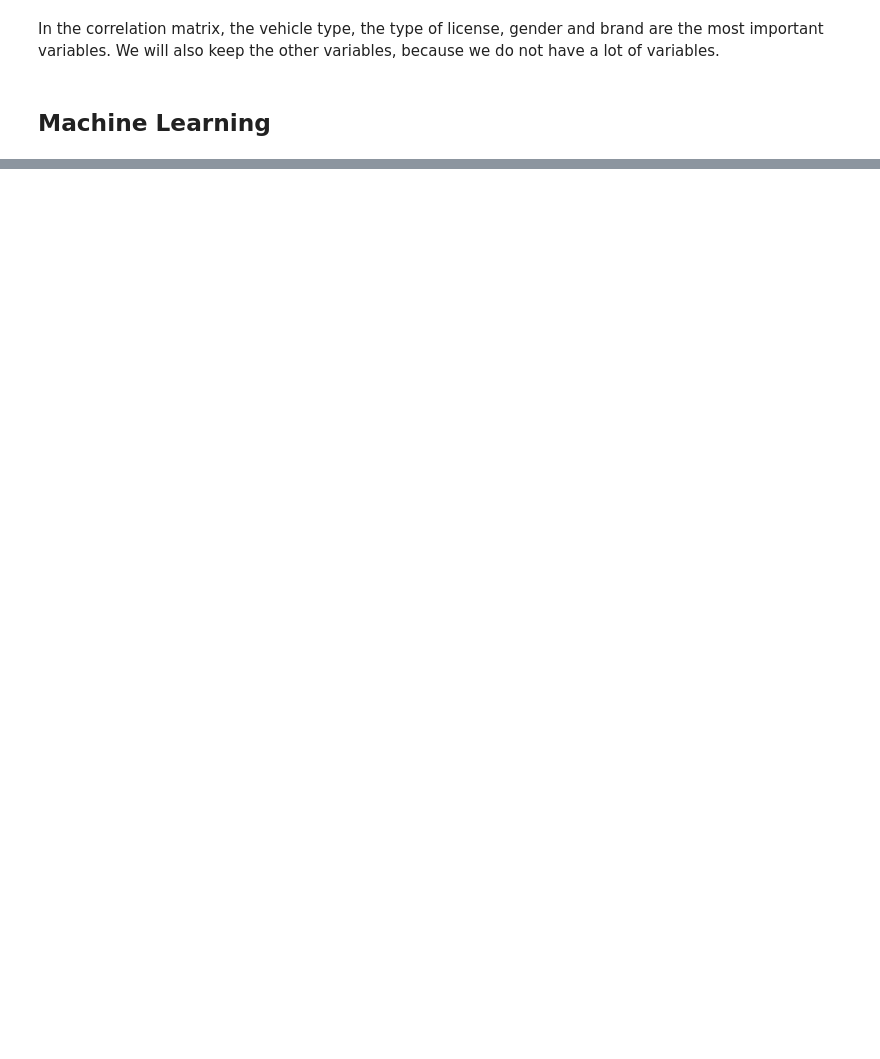
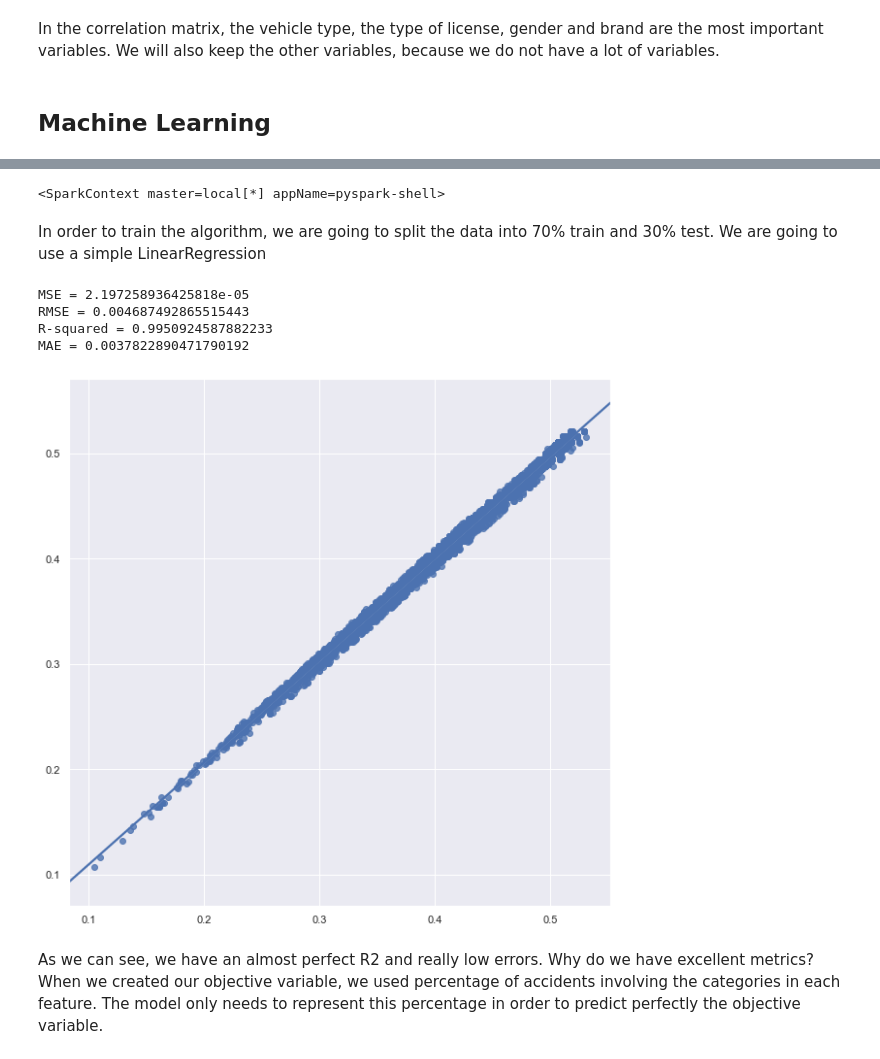
Before and after one commit to Doasy/AccidentsBCN, a Jupyter notebook: notebooks/EDA.ipynb, the cells around one changed output, grey strips where cells are left out. Cells and saved outputs as stored; diff of their text form; code cells hidden in the pictures; blank space fills up the shorter version.

Commit message:
added the notebook result

```diff
--- a/notebooks/EDA.ipynb
+++ b/notebooks/EDA.ipynb
@@ -376,0 +394,51 @@ df.head()
+# %%
+sc = pyspark.SparkContext('local[*]')
+# %%
+sc
+# %% [output]
+<SparkContext master=local[*] appName=pyspark-shell>
+# %%
+from pyspark.sql import SQLContext
+sqlContext = SQLContext(sc)
+data = sqlContext.createDataFrame(df)
+# %% [markdown]
+In order to train the algorithm, we are going to split the data into 70% train and 30% test. We are going to use a simple LinearRegression
+# %%
+from pyspark.mllib.regression import LabeledPoint, LinearRegressionWithSGD
+from pyspark.mllib.evaluation import RegressionMetrics
+
+parsedData = data.rdd.map(lambda line: LabeledPoint(line[0], line[1:]))
+
+train, test = parsedData.randomSplit(weights=[0.7, 0.3], seed=1)
+
+model = LinearRegressionWithSGD.train(train)
+# %%
+valuesAndPreds = test.map(lambda p: (float(model.predict(p.features)), p.label))
+
+metrics = RegressionMetrics(valuesAndPreds)
+# Squared Error
+print("MSE = %s" % metrics.meanSquaredError)
+print("RMSE = %s" % metrics.rootMeanSquaredError)
+
+# R-squared
+print("R-squared = %s" % metrics.r2)
+
+# Mean absolute error
+print("MAE = %s" % metrics.meanAbsoluteError)
+# %% [output]
+MSE = 2.197258936425818e-05
+RMSE = 0.004687492865515443
+R-squared = 0.9950924587882233
+MAE = 0.0037822890471790192
+# %%
+results = valuesAndPreds.collect()
+
+pred, true = list(list(zip(*results))[0]), list(list(zip(*results))[1])
+
+import seaborn as sns
+sns.set(color_codes=True)
+ax = sns.regplot(x=pred, y=true)
+# %% [output]
+[figure, added]
+# %% [markdown]
+As we can see, we have an almost perfect R2 and really low errors. Why do we have excellent metrics? When we created our objective variable, we used percentage of accidents involving the categories in each feature. The model only needs to represent this percentage in order to predict perfectly the objective variable.
```
Also changed, not shown: parts of 14 cells of this notebook.
